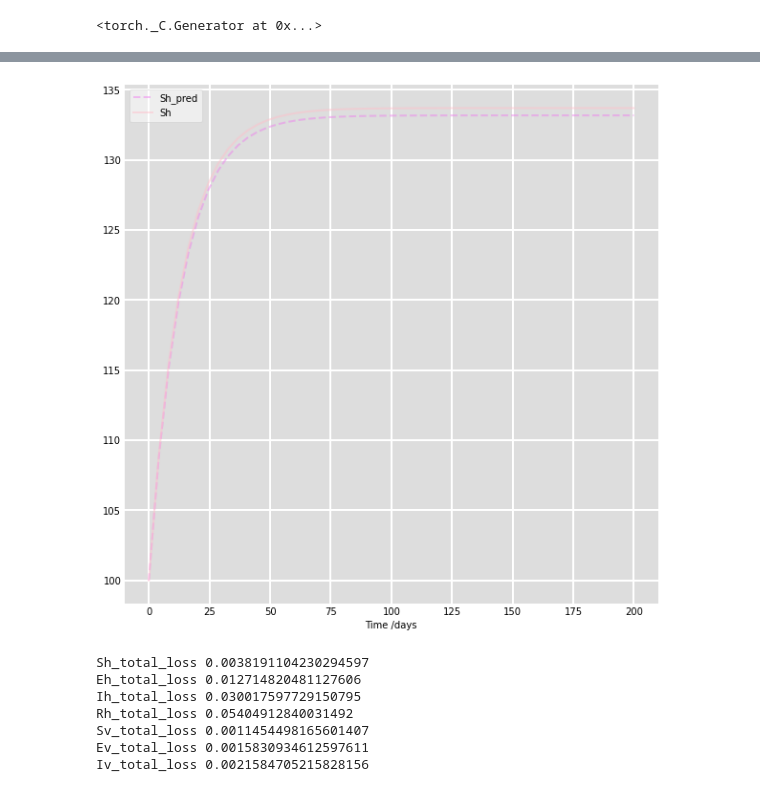
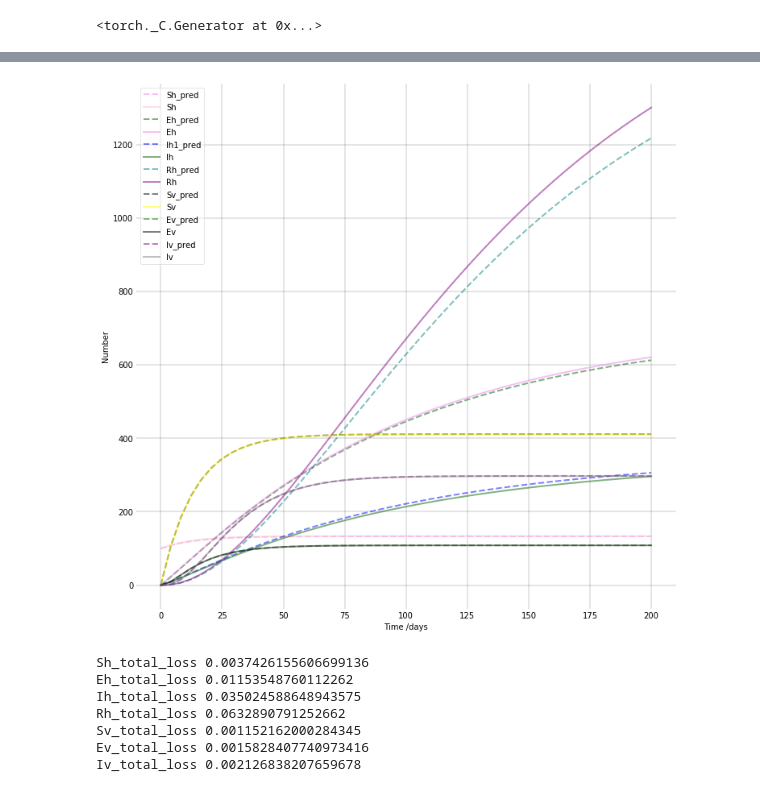
Before and after one commit to Shaier/DINN, a Jupyter notebook: Diseases/dengue/dengue.ipynb, the cells around one changed output, grey strips where cells are left out. Drawn from its saved outputs; the diff is of its cells as text; code cells hidden in the pictures.

```diff
--- a/Diseases/dengue/dengue.ipynb
+++ b/Diseases/dengue/dengue.ipynb
@@ -282,7 +282,7 @@ class DINN(nn.Module):
           print('\nEpoch ', epoch)
 
         #loss + model parameters update
-        if epoch % 4000 == 0:
+        if epoch % 4000 == 9999:
           #checkpoint save every 1000 epochs if the loss is lower
           print('\nSaving model... Loss is: ', loss)
           torch.save({
@@ -326,13 +326,13 @@ scheduler = torch.optim.lr_scheduler.CyclicLR(dinn.optimizer, base_lr=1e-7, max_
 dinn.scheduler = scheduler
 
 try:
-  Sh_pred_list, Eh_pred_list, Ih_pred_list, Rh_pred_list, Sv_pred_list, Ev_pred_list, Iv_pred_list = dinn.train(61) #train
+  Sh_pred_list, Eh_pred_list, Ih_pred_list, Rh_pred_list, Sv_pred_list, Ev_pred_list, Iv_pred_list = dinn.train(1) #train
 except EOFError:
   if dinn.save == 2:
     dinn.save = 3
-    Sh_pred_list, Eh_pred_list, Ih_pred_list, Rh_pred_list, Sv_pred_list, Ev_pred_list, Iv_pred_list = dinn.train(61) #train
+    Sh_pred_list, Eh_pred_list, Ih_pred_list, Rh_pred_list, Sv_pred_list, Ev_pred_list, Iv_pred_list = dinn.train(1) #train
   elif dinn.save == 3:
     dinn.save = 2
-    Sh_pred_list, Eh_pred_list, Ih_pred_list, Rh_pred_list, Sv_pred_list, Ev_pred_list, Iv_pred_list = dinn.train(61) #train
+    Sh_pred_list, Eh_pred_list, Ih_pred_list, Rh_pred_list, Sv_pred_list, Ev_pred_list, Iv_pred_list = dinn.train(1) #train
 # %% [output]
 loading pre-trained model...
@@ -445,48 +443,50 @@ def deriv(y, t, pi_h ,pi_v ,lambdda_h ,lambdda_v ,delta_h ,delta_v ,mu_h ,mu_v ,
 
 # Initial conditions vector
 y0 = Sh0 ,Eh0 ,Ih ,Rh0 ,Sv0 ,Ev0 ,Iv0
 # Integrate the SIR equations over the time grid, t.
 ret = odeint(deriv, y0, t, args=(pi_h ,pi_v ,lambdda_h ,lambdda_v ,delta_h ,delta_v ,mu_h ,mu_v ,sigma_h ,sigma_v ,tao_h))
 Sh ,Eh ,Ih ,Rh ,Sv ,Ev ,Iv = ret.T
 
 # Plot the data on two separate curves for S(t), I(t)
-fig = plt.figure(facecolor='w', figsize=(10,10))
+fig = plt.figure(figsize=(12,12))
 
 ax = fig.add_subplot(111, facecolor='#dddddd', axisbelow=True)
+ax.set_facecolor('xkcd:white')
 
 ax.plot(t, Sh, 'violet', alpha=0.5, lw=2, label='Sh_pred', linestyle='dashed')
 ax.plot(dengue_data[0], dengue_data[1], 'pink', alpha=0.5, lw=2, label='Sh')
 
-# ax.plot(t, Eh, 'darkgreen', alpha=0.5, lw=2, label='Eh_pred', linestyle='dashed')
-# ax.plot(dengue_data[0], dengue_data[2], 'violet', alpha=0.5, lw=2, label='Eh')
+ax.plot(t, Eh, 'darkgreen', alpha=0.5, lw=2, label='Eh_pred', linestyle='dashed')
+ax.plot(dengue_data[0], dengue_data[2], 'violet', alpha=0.5, lw=2, label='Eh')
 
-# ax.plot(t, Ih, 'blue', alpha=0.5, lw=2, label='Ih1_pred', linestyle='dashed')
-# ax.plot(dengue_data[0], dengue_data[3], 'darkgreen', alpha=0.5, lw=2, label='Ih')
+ax.plot(t, Ih, 'blue', alpha=0.5, lw=2, label='Ih1_pred', linestyle='dashed')
+ax.plot(dengue_data[0], dengue_data[3], 'darkgreen', alpha=0.5, lw=2, label='Ih')
 
-# ax.plot(t, Rh, 'teal', alpha=0.5, lw=2, label='Rh_pred', linestyle='dashed')
-# ax.plot(dengue_data[0], dengue_data[4], 'purple', alpha=0.5, lw=2, label='Rh')
+ax.plot(t, Rh, 'teal', alpha=0.5, lw=2, label='Rh_pred', linestyle='dashed')
+ax.plot(dengue_data[0], dengue_data[4], 'purple', alpha=0.5, lw=2, label='Rh')
 
-# ax.plot(t, Sv, 'black', alpha=0.5, lw=2, label='Sv_pred', linestyle='dashed')
-# ax.plot(dengue_data[0], dengue_data[5], 'yellow', alpha=0.5, lw=2, label='Sv')
+ax.plot(t, Sv, 'black', alpha=0.5, lw=2, label='Sv_pred', linestyle='dashed')
+ax.plot(dengue_data[0], dengue_data[5], 'yellow', alpha=0.5, lw=2, label='Sv')
 
-# ax.plot(t, Ev, 'green', alpha=0.5, lw=2, label='Ev_pred', linestyle='dashed')
-# ax.plot(dengue_data[0], dengue_data[6], 'black', alpha=0.5, lw=2, label='Ev')
+ax.plot(t, Ev, 'green', alpha=0.5, lw=2, label='Ev_pred', linestyle='dashed')
+ax.plot(dengue_data[0], dengue_data[6], 'black', alpha=0.5, lw=2, label='Ev')
 
-# ax.plot(t, Iv, 'purple', alpha=0.5, lw=2, label='Iv_pred', linestyle='dashed')
-# ax.plot(dengue_data[0], dengue_data[7], 'grey', alpha=0.5, lw=2, label='Iv')
+ax.plot(t, Iv, 'purple', alpha=0.5, lw=2, label='Iv_pred', linestyle='dashed')
+ax.plot(dengue_data[0], dengue_data[7], 'grey', alpha=0.5, lw=2, label='Iv')
 
 
 ax.set_xlabel('Time /days')
+ax.set_ylabel('Number')
 ax.yaxis.set_tick_params(length=0)
 ax.xaxis.set_tick_params(length=0)
-ax.grid(b=True, which='major', c='w', lw=2, ls='-')
+ax.grid(b=True, which='major', c='black', lw=0.2, ls='-')
 legend = ax.legend()
 legend.get_frame().set_alpha(0.5)
 for spine in ('top', 'right', 'bottom', 'left'):
     ax.spines[spine].set_visible(False)
 plt.show()
 # %% [output]
-[figure, old version]
+[figure, new version]
 # %%
 #calculate relative MSE loss
 import math
@@ -551,10 +551,10 @@ print('Ev_total_loss', Ev_total_loss)
 Iv_total_loss = math.sqrt(Iv_total_loss/Iv_den)
 print('Iv_total_loss', Iv_total_loss)
 # %% [output]
-Sh_total_loss 0.0038191104230294597
-Eh_total_loss 0.012714820481127606
-Ih_total_loss 0.030017597729150795
-Rh_total_loss 0.05404912840031492
-Sv_total_loss 0.0011454498165601407
-Ev_total_loss 0.0015830934612597611
-Iv_total_loss 0.0021584705215828156
+Sh_total_loss 0.0037426155606699136
+Eh_total_loss 0.01153548760112262
+Ih_total_loss 0.035024588648943575
+Rh_total_loss 0.0632890791252662
+Sv_total_loss 0.001152162000284345
+Ev_total_loss 0.0015828407740973416
+Iv_total_loss 0.002126838207659678
```
Also changed, not shown: parts of 4 cells of this notebook, 10 other files.
